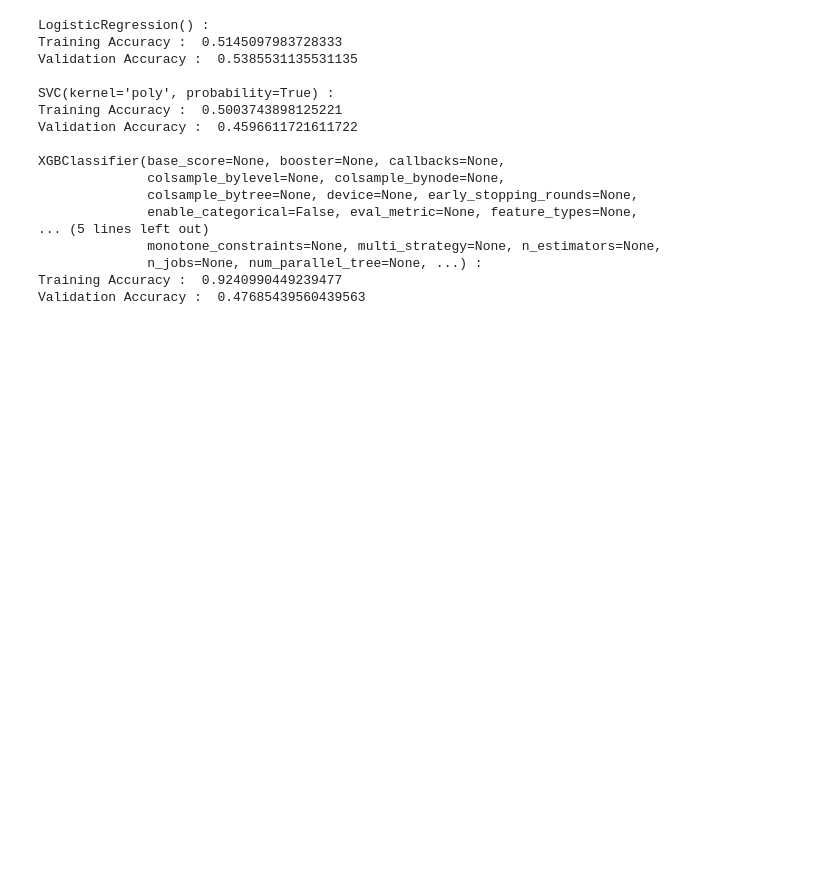
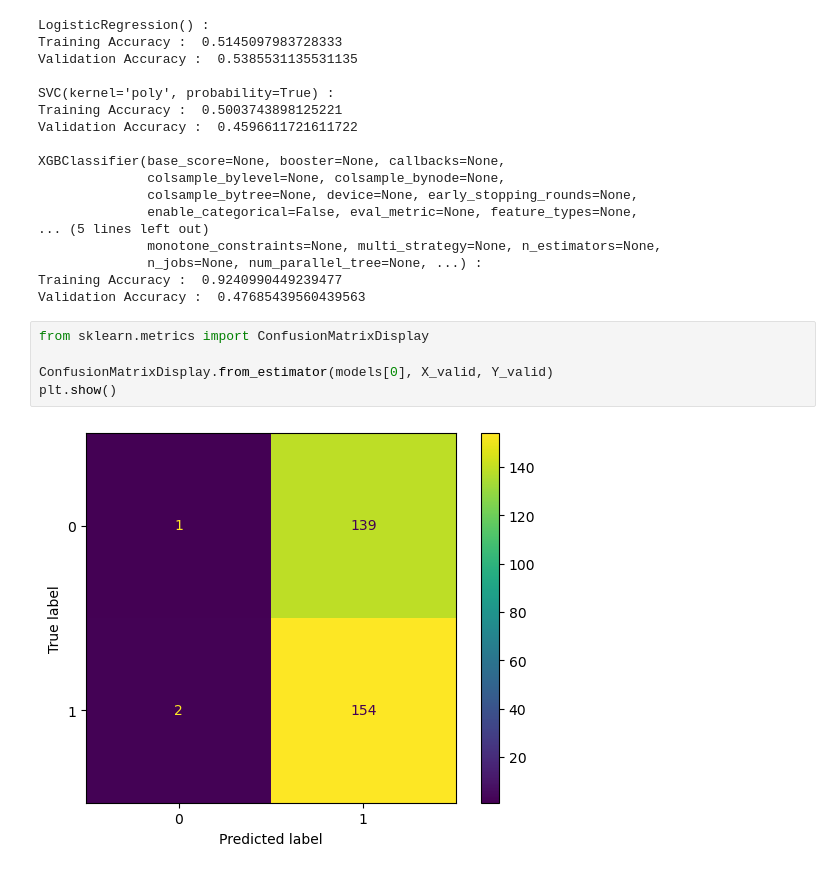
Before and after one commit to AzinShr/Tesla-Price-Prediction, a Jupyter notebook: StockPricePrediction.ipynb, the cells around one changed output. Drawn from its saved outputs; the diff is of its cells as text; blank space fills up the shorter version.

```diff
--- a/StockPricePrediction.ipynb
+++ b/StockPricePrediction.ipynb
@@ -240,3 +240,10 @@ XGBClassifier(base_score=None, booster=None, callbacks=None,
               n_jobs=None, num_parallel_tree=None, ...) :
 Training Accuracy :  0.9240990449239477
 Validation Accuracy :  0.47685439560439563
+# %%
+from sklearn.metrics import ConfusionMatrixDisplay
+
+ConfusionMatrixDisplay.from_estimator(models[0], X_valid, Y_valid)
+plt.show()
+# %% [output]
+[figure, added]
```
